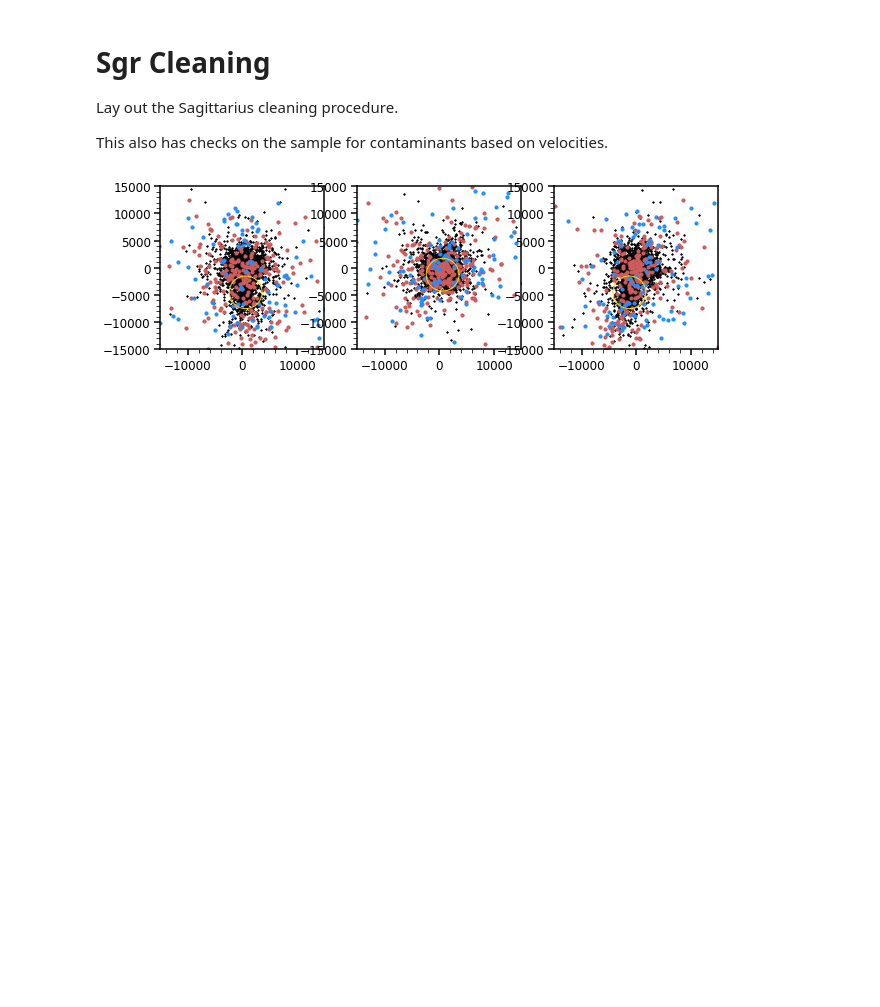
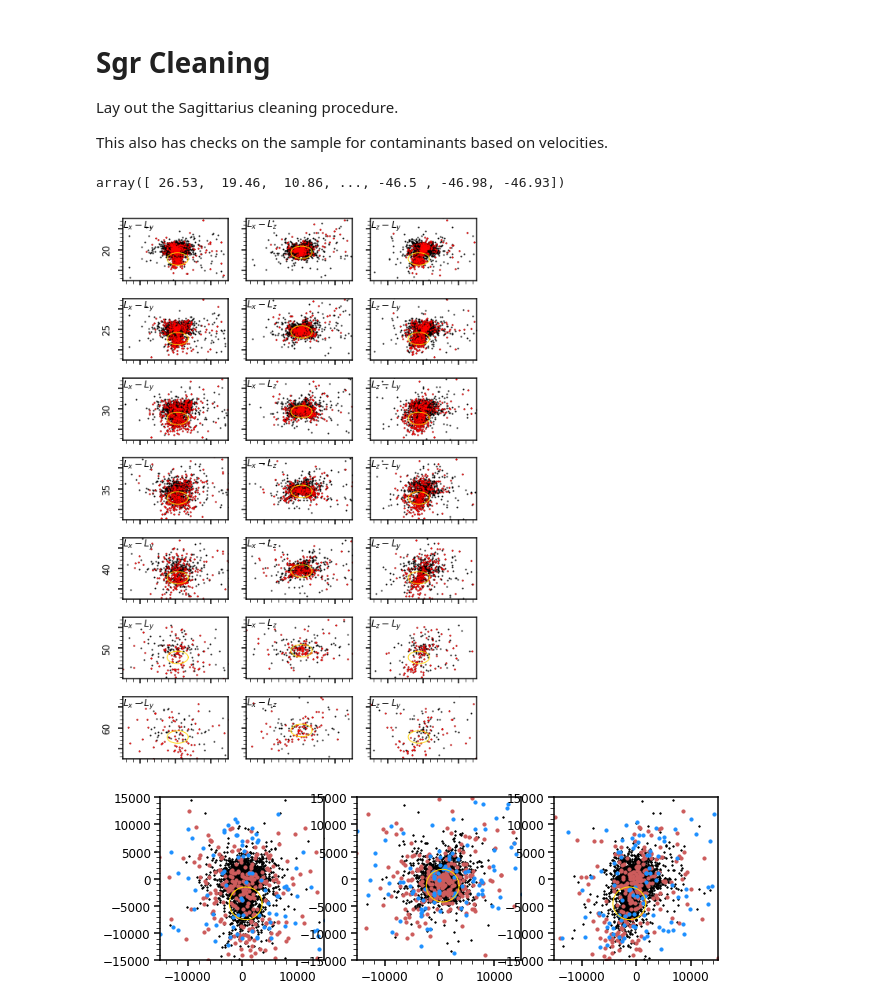
Before and after one commit to michael-petersen/ReflexMotion, a Jupyter notebook: Sgr-Cleaning.ipynb, the cells around one changed output. Drawn from its saved outputs; the diff is of its cells as text; code cells hidden in the pictures; blank space fills up the shorter version.

```diff
--- a/Sgr-Cleaning.ipynb
+++ b/Sgr-Cleaning.ipynb
@@ -101 +133,75 @@ def norm_histogram(arr,bins=-1):
+# %%
+In = np.genfromtxt('/Users/mpetersen/Dropbox/mike/data/KGiants_cartesian_heliocentric_sgr.txt',skip_header=1)
+In[:,20]
+# %% [output]
+array([ 26.53,  19.46,  10.86, ..., -46.5 , -46.98, -46.93])
+# %%
+
+fig = plt.figure(figsize=(7,10))
+
+minvals = [20,25,30,35,40,50,60]
+maxvals = [30,35,40,45,50,60,150]
+
+for indx in range(0,7):
+    ax1 = fig.add_subplot(7,3,indx*3 + 1)
+    ax2 = fig.add_subplot(7,3,indx*3 + 2)
+    ax3 = fig.add_subplot(7,3,indx*3 + 3)
+
+    dmin = minvals[indx]
+    dmax = maxvals[indx]
+
+    In = np.genfromtxt('/Users/mpetersen/Dropbox/mike/data/KGiants_cartesian_heliocentric_sgr.txt',skip_header=1)
+    Lx,Ly,Lz = return_angular_momentum(In)
+    d = np.sqrt(In[:,0]*In[:,0] + In[:,1]*In[:,1] +In[:,2]*In[:,2] )
+    dlimits = (d>dmin) & (d<dmax)
+
+    ax1.scatter(Lx[dlimits],Ly[dlimits],color='black',s=1.)
+    ax2.scatter(Lx[dlimits],Lz[dlimits],color='black',s=1.)
+    ax3.scatter(Lz[dlimits],Ly[dlimits],color='black',s=1.)
+
+    dlimits = (d>dmin) & (d<dmax) & (np.abs(In[:,20])<10) & (np.abs(In[:,6])>20)
+
+    ax1.scatter(Lx[dlimits],Ly[dlimits],color='red',s=1.)
+    ax2.scatter(Lx[dlimits],Lz[dlimits],color='red',s=1.)
+    ax3.scatter(Lz[dlimits],Ly[dlimits],color='red',s=1.)
+
+    In = np.genfromtxt('/Users/mpetersen/Dropbox/mike/data/BHBs_cartesian_heliocentric_sgr.txt',skip_header=1)
+    Lx,Ly,Lz = return_angular_momentum(In)
+    d = np.sqrt(In[:,0]*In[:,0] + In[:,1]*In[:,1] +In[:,2]*In[:,2] )
+    dlimits = (d>dmin) & (d<dmax)
+    ax1.scatter(Lx[dlimits],Ly[dlimits],color='black',s=1.)
+    ax2.scatter(Lx[dlimits],Lz[dlimits],color='black',s=1.)
+    ax3.scatter(Lz[dlimits],Ly[dlimits],color='black',s=1.)
+
+    dlimits = (d>dmin) & (d<dmax) & (np.abs(In[:,20])<10) & (np.abs(In[:,6])>20)
+
+    ax1.scatter(Lx[dlimits],Ly[dlimits],color='red',s=1.)
+    ax2.scatter(Lx[dlimits],Lz[dlimits],color='red',s=1.)
+    ax3.scatter(Lz[dlimits],Ly[dlimits],color='red',s=1.)
+
+    circlerad = 3000
+    circlevals = np.linspace(0.,2*np.pi,100)
+    sgrvals = [605, -4515, -1267]
+    ax1.plot(circlerad*np.cos(circlevals)+sgrvals[0],circlerad*np.sin(circlevals)+sgrvals[1],color='gold',lw=1.)
+    ax2.plot(circlerad*np.cos(circlevals)+sgrvals[0],circlerad*np.sin(circlevals)+sgrvals[2],color='gold',lw=1.)
+    ax3.plot(circlerad*np.cos(circlevals)+sgrvals[2],circlerad*np.sin(circlevals)+sgrvals[1],color='gold',lw=1.)
+
+
+
+
+    for iax,ax in enumerate([ax1,ax2,ax3]):
+        maxval = 15000
+        ax.axis([-maxval,maxval,-maxval,maxval])
+        ax.set_xticklabels(())
+        ax.set_yticklabels(())
+    ax1.set_ylabel(dmin,size=12)
+    ax1.text(-maxval,maxval,'$L_x-L_y$',size=12,ha='left',va='top')
+    ax2.text(-maxval,maxval,'$L_x-L_z$',size=12,ha='left',va='top')
+    ax3.text(-maxval,maxval,'$L_z-L_y$',size=12,ha='left',va='top')
+
+
+plt.tight_layout()
+plt.savefig('/Users/mpetersen/Downloads/sgrcuts.png',dpi=300)
+# %% [output]
+[figure, added]
 # %%
```
Also changed, not shown: parts of 5 cells of this notebook, 1 other file.
